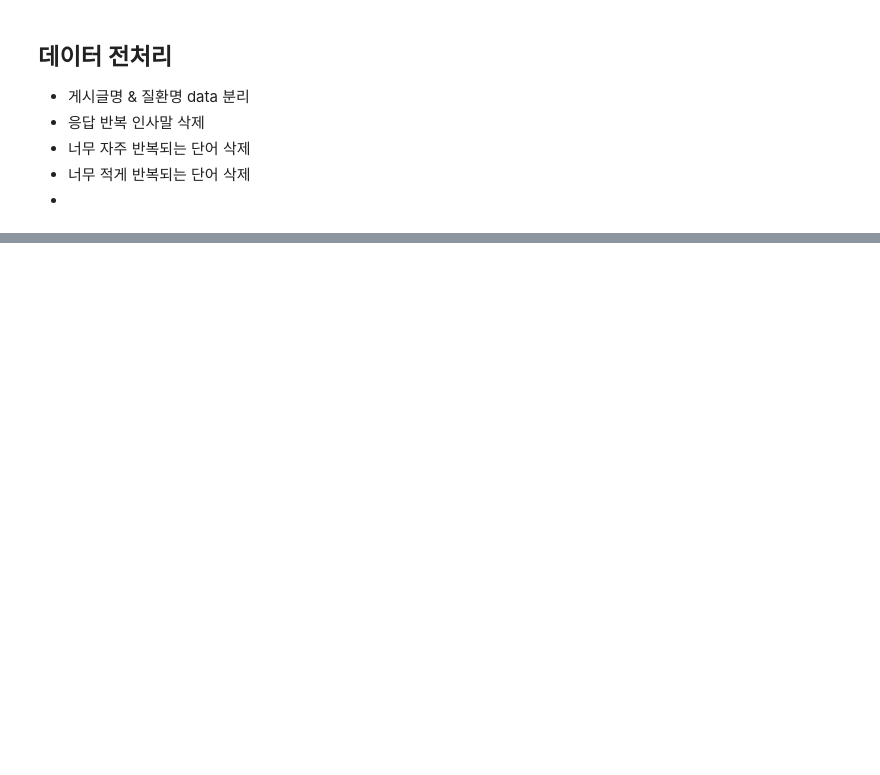
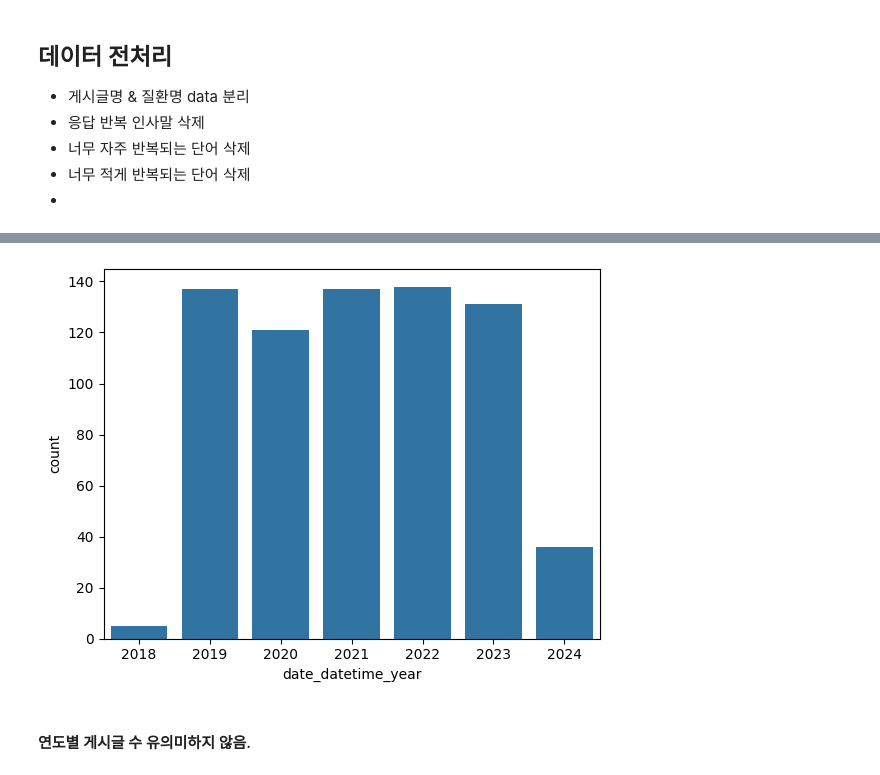
Before and after one commit to kdj0712/teamKim1, a Jupyter notebook: data/Helpline.ipynb, the cells around one changed output, grey strips where cells are left out. Cells and saved outputs as stored; diff of their text form; code cells hidden in the pictures; blank space fills up the shorter version.

```diff
--- a/data/Helpline.ipynb
+++ b/data/Helpline.ipynb
@@ -108,0 +308,10 @@ df_helpline[:10]
+# %%
+cleaning_date = []
+for i in range(df_helpline.shape[0]):
+    try:
+        str_len = df_helpline['date'][i].index(":")
+        clean_date = df_helpline['date'][i][:10]
+    except:
+        clean_date = df_helpline['date'][i]
+    cleaning_date.append(clean_date)
+cleaning_date[:5]
@@ -108,0 +320,3 @@ df_helpline[:10]
+# %%
+df_helpline['date'] = cleaning_date
+df_helpline[:5]
@@ -108,0 +330,4 @@ df_helpline[:10]
+# %%
+df_helpline['date'] = pd.to_datetime(df_helpline['date'], format='%Y-%m-%d')
+df_helpline['date_datetime_year'] = df_helpline['date'].dt.year
+df_helpline['date_datetime_year']
@@ -108,0 +376,4 @@ df_helpline[:10]
+# %%
+helpline_yeardate = df_helpline['date_datetime_year'].value_counts()
+df_helpline_yeardate = pd.DataFrame(helpline_yeardate)
+df_helpline_yeardate
@@ -108,0 +390,7 @@ df_helpline[:10]
+# %%
+sns.barplot(data=df_helpline_yeardate, x="date_datetime_year", y="count")
+plt.show()
+# %% [output]
+[figure, added]
+# %% [markdown]
+#### 연도별 게시글 수 유의미하지 않음.
```
Also changed, not shown: parts of 35 cells of this notebook, 1 other file.
